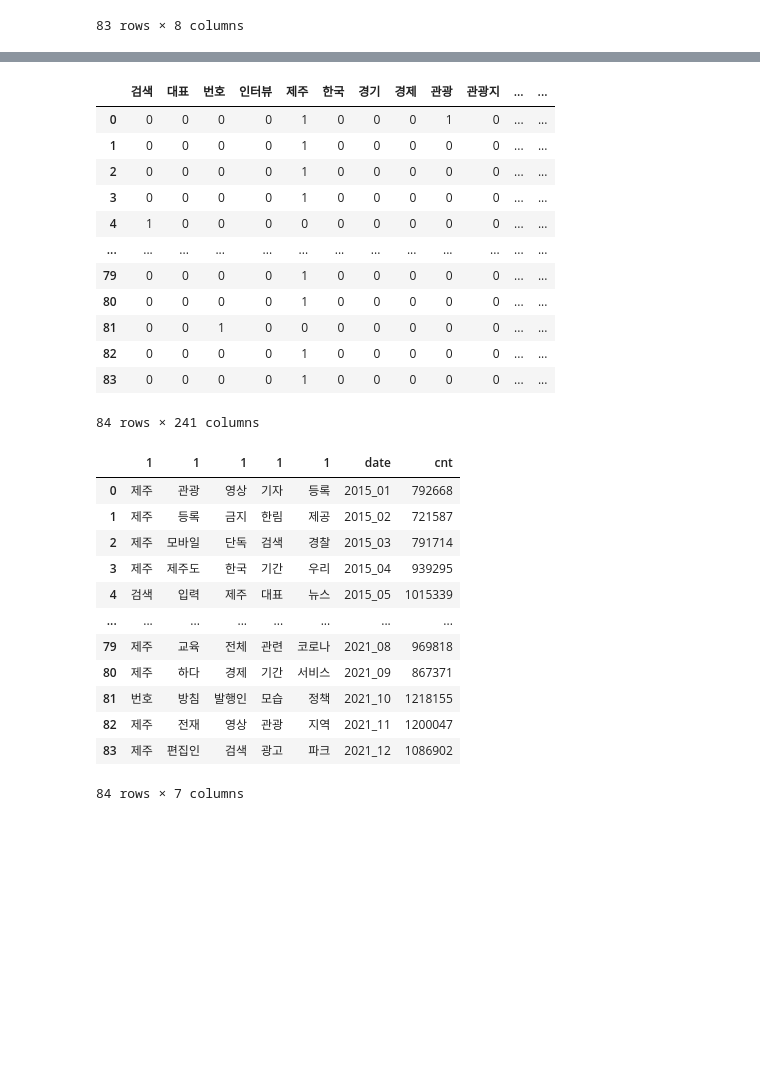
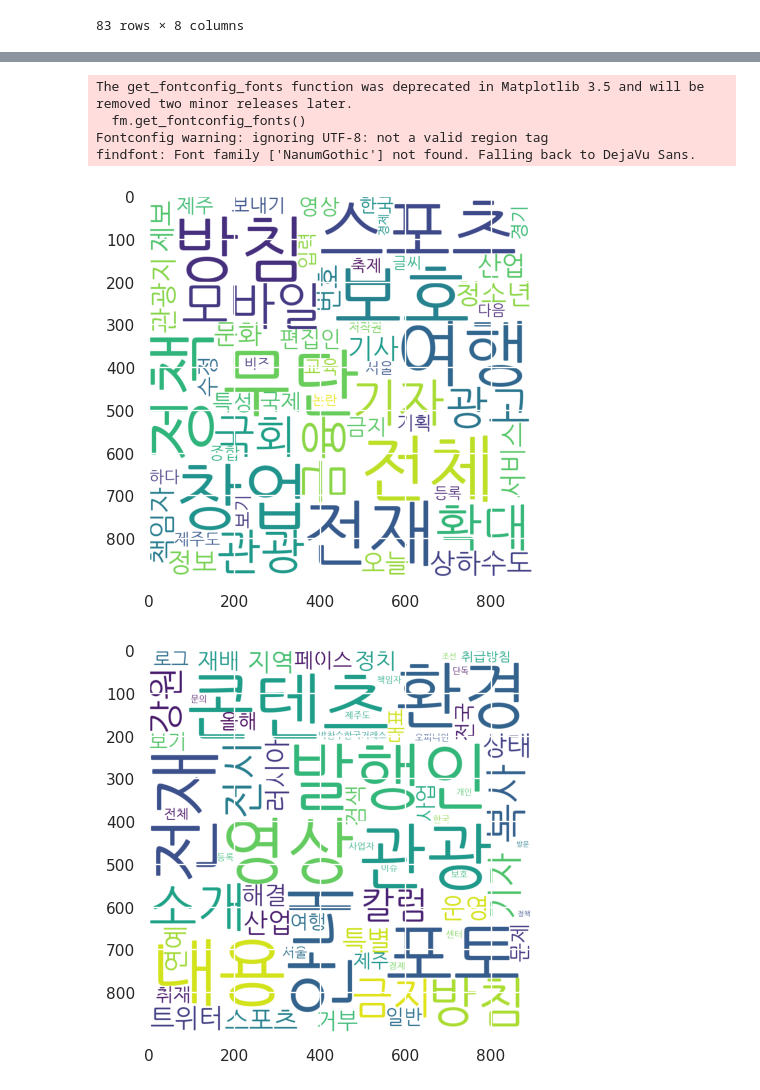
Before and after one commit to YuLim2/BigContest2022, a Jupyter notebook: BigContest2022.ipynb, the cells around one changed output, grey strips where cells are left out. Drawn from its saved outputs; the diff is of its cells as text; code cells hidden in the pictures; blank space fills up the shorter version.

```diff
--- a/BigContest2022.ipynb
+++ b/BigContest2022.ipynb
@@ -281,6 +239,6 @@ df_domestic
 | 82 | 2021-12 | 183629 | 110943 | 1795360 | 54437 | 1077 | 28358 | ... |
 83 rows × 8 columns
 # %%
-df = pd.read_csv('./data/topic.csv', index_col=['Unnamed: 0'])
+df_o = pd.read_csv('./data/topic.csv', index_col=['Unnamed: 0'])
 # %%
-df
+df_o['cnt'] = df_d['total_visit_cnt']
@@ -333,40 +245,27 @@ The get_fontconfig_fonts function was deprecated in Matplotlib 3.5 and will be r
-# %%
-words = ()
-for i in range(1, 6):
-    words += tuple(df[f'{i}'])
-words = list(set(ls))
-
-word = pd.DataFrame({'word': words})
-dq = pd.get_dummies(df[['1', '2', '3', '4', '5']], prefix='', prefix_sep='')
-set(dq)
-dq
-# %% [output]
-|  | 검색 | 대표 | 번호 | 인터뷰 | 제주 | 한국 | 경기 | 경제 | 관광 | 관광지 | ... | ... |
-| 0 | 0 | 0 | 0 | 0 | 1 | 0 | 0 | 0 | 1 | 0 | ... | ... |
-| 1 | 0 | 0 | 0 | 0 | 1 | 0 | 0 | 0 | 0 | 0 | ... | ... |
-| 2 | 0 | 0 | 0 | 0 | 1 | 0 | 0 | 0 | 0 | 0 | ... | ... |
-| 3 | 0 | 0 | 0 | 0 | 1 | 0 | 0 | 0 | 0 | 0 | ... | ... |
-| 4 | 1 | 0 | 0 | 0 | 0 | 0 | 0 | 0 | 0 | 0 | ... | ... |
-| ... | ... | ... | ... | ... | ... | ... | ... | ... | ... | ... | ... | ... |
-| 79 | 0 | 0 | 0 | 0 | 1 | 0 | 0 | 0 | 0 | 0 | ... | ... |
-| 80 | 0 | 0 | 0 | 0 | 1 | 0 | 0 | 0 | 0 | 0 | ... | ... |
-| 81 | 0 | 0 | 1 | 0 | 0 | 0 | 0 | 0 | 0 | 0 | ... | ... |
-| 82 | 0 | 0 | 0 | 0 | 1 | 0 | 0 | 0 | 0 | 0 | ... | ... |
-| 83 | 0 | 0 | 0 | 0 | 1 | 0 | 0 | 0 | 0 | 0 | ... | ... |
-84 rows × 241 columns
-# %%
-df
-# %% [output]
-|  | 1 | 1 | 1 | 1 | 1 | date | cnt |
-| 0 | 제주 | 관광 | 영상 | 기자 | 등록 | 2015_01 | 792668 |
-| 1 | 제주 | 등록 | 금지 | 한림 | 제공 | 2015_02 | 721587 |
-| 2 | 제주 | 모바일 | 단독 | 검색 | 경찰 | 2015_03 | 791714 |
-| 3 | 제주 | 제주도 | 한국 | 기간 | 우리 | 2015_04 | 939295 |
-| 4 | 검색 | 입력 | 제주 | 대표 | 뉴스 | 2015_05 | 1015339 |
-| ... | ... | ... | ... | ... | ... | ... | ... |
-| 79 | 제주 | 교육 | 전체 | 관련 | 코로나 | 2021_08 | 969818 |
-| 80 | 제주 | 하다 | 경제 | 기간 | 서비스 | 2021_09 | 867371 |
-| 81 | 번호 | 방침 | 발행인 | 모습 | 정책 | 2021_10 | 1218155 |
-| 82 | 제주 | 전재 | 영상 | 관광 | 지역 | 2021_11 | 1200047 |
-| 83 | 제주 | 편집인 | 검색 | 광고 | 파크 | 2021_12 | 1086902 |
-84 rows × 7 columns
+# %%
+from wordcloud import WordCloud
+import matplotlib.font_manager as fm
+fm.get_fontconfig_fonts()
+font_location = '/Users/jin-yulim/Library/Fonts/NanumGothic.ttf'
+font_name = fm.FontProperties(fname=font_location).get_name()
+rc('font', family=font_name)
+
+for i in range(2, 6):
+    wc = df_o.set_index(f'{i}').to_dict()['cnt']
+    plt.figure(figsize=(5, 5))
+    wordcloud = WordCloud(
+        width=900,
+        height=900,
+        font_path = font_name,
+        max_font_size=170,
+        background_color='white'
+    ).generate_from_frequencies(wc)
+    plt.imshow(wordcloud)
+    plt.show()
+# %% [output]
+The get_fontconfig_fonts function was deprecated in Matplotlib 3.5 and will be removed two minor releases later.
+  fm.get_fontconfig_fonts()
+Fontconfig warning: ignoring UTF-8: not a valid region tag
+findfont: Font family ['NanumGothic'] not found. Falling back to DejaVu Sans.
+[figure, added]
+[figure, added]
```
Also changed, not shown: parts of 17 cells of this notebook.
